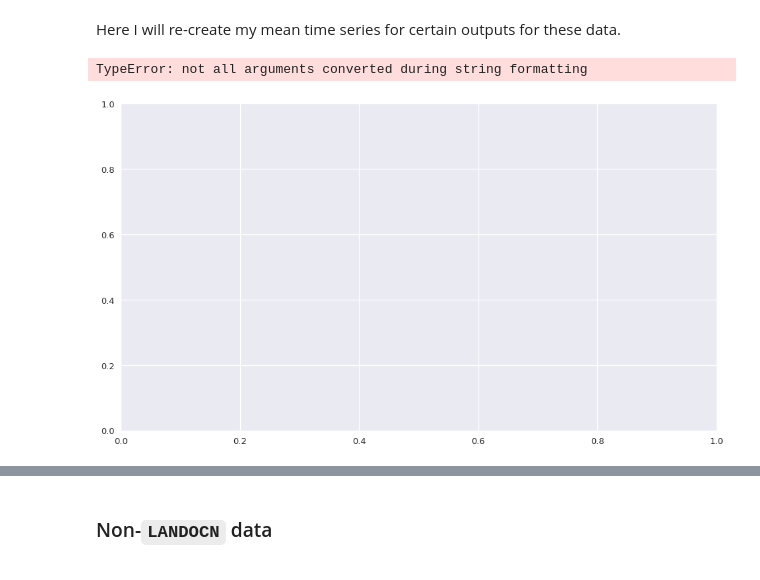
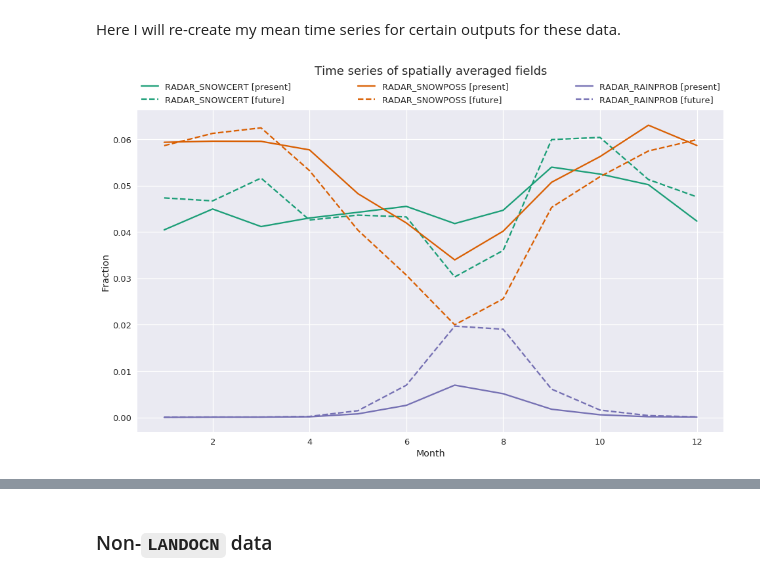
Before and after one commit to dcamron/cosp-explore, a Jupyter notebook: notebooks/compare.ipynb, the cells around one changed output, grey strips where cells are left out. Drawn from its saved outputs; the diff is of its cells as text; code cells hidden in the pictures.

Commit message:
Added/improved time series and multi-variable map figures.

```diff
--- a/notebooks/compare.ipynb
+++ b/notebooks/compare.ipynb
@@ -83,12 +83,13 @@ obs_vars = ['snowcounts', 'snowpossiblecounts', 'probablecounts']
 ### `LANDOCN` data
 Now I will begin the task of putting together my analysis of, first up, the `LANDOCN` data of Jen's featuring the land-ocean discriminations of 2CPC in her simulations.
 # %%
-f, axes = plt.subplots(
-    nrows=3, ncols=5, figsize=(16, 9),
-    subplot_kw={'projection': ccrs.NorthPolarStereo(central_longitude=315)}
-)
+for n, var in enumerate(zip(model_vars, obs_vars)):
 
-for n, var in enumerate(zip(model_vars, obs_vars)):
+    f, axes = plt.subplots(
+        nrows=3, ncols=5, figsize=(16, 9),
+        subplot_kw={'projection': ccrs.NorthPolarStereo(central_longitude=315)}
+    )
+
     for i, x in enumerate(['DJF', 'MAM', 'JJA', 'SON']):
         (ds_lo_pres[var[0]]
          .groupby('time.season')
@@ -164,5 +165,5 @@ for n, var in enumerate(zip(model_vars, obs_vars)):
     cb.set_label('Percent', rotation=270, fontsize=18)
 
     f.savefig('../figures/compare/map_grid_%s_LO.png' % var[0],
-             bbox_extra_artists=((t, cb)))#, bbox_inches='tight')
+             bbox_extra_artists=([t, cb_ax]), bbox_inches='tight')
 # %% [output]
@@ -181,20 +184,27 @@ ds_lo_fut_w = (ds_lo_fut[[var for var in model_vars]] * ms.values * w).sum('lat'
 # %%
 f, ax = plt.subplots(figsize=(16, 9))
 
 for i, x in enumerate(zip(model_vars, obs_vars)):
     (ds_lo_pres_w[x[0]]
      .groupby('time.month').mean('time')
-     .plot(ax=ax, label=('%s [pres]' % x[0]),
+     .plot(ax=ax, label=('%s [present]' % x[0]),
            color=sns.color_palette('Dark2', len(model_vars))[i])
     )
 
     (ds_lo_fut_w[x[0]]
      .groupby('time.month').mean('time')
-     .plot(ax=ax, label=('%s [fut]' % x[0]), linestyle='dashed',
+     .plot(ax=ax, label=('%s [future]' % x[0]), linestyle='dashed',
            color=sns.color_palette('Dark2', len(model_vars))[i])
     )
+
+ax.legend(bbox_to_anchor=(0., 1.01, 1., .101), loc=3,
+           ncol=len(model_vars), mode="expand", borderaxespad=0.)
+ax.set_ylabel('Fraction')
+ax.set_xlabel('Month')
+ax.set_title('Time series of spatially averaged fields', y=1.1, fontsize=18)
+
+f.savefig('../figures/compare/GIS-average_tseries_LO.png')
 # %% [output]
-TypeError: not all arguments converted during string formatting
-[figure, old version]
+[figure, new version]
 # %%
 ds_lo_pres['RADAR_SNOWCERT'].groupby('time.month').mean('time')
```
Also changed, not shown: parts of 5 cells of this notebook, 8 other files.
